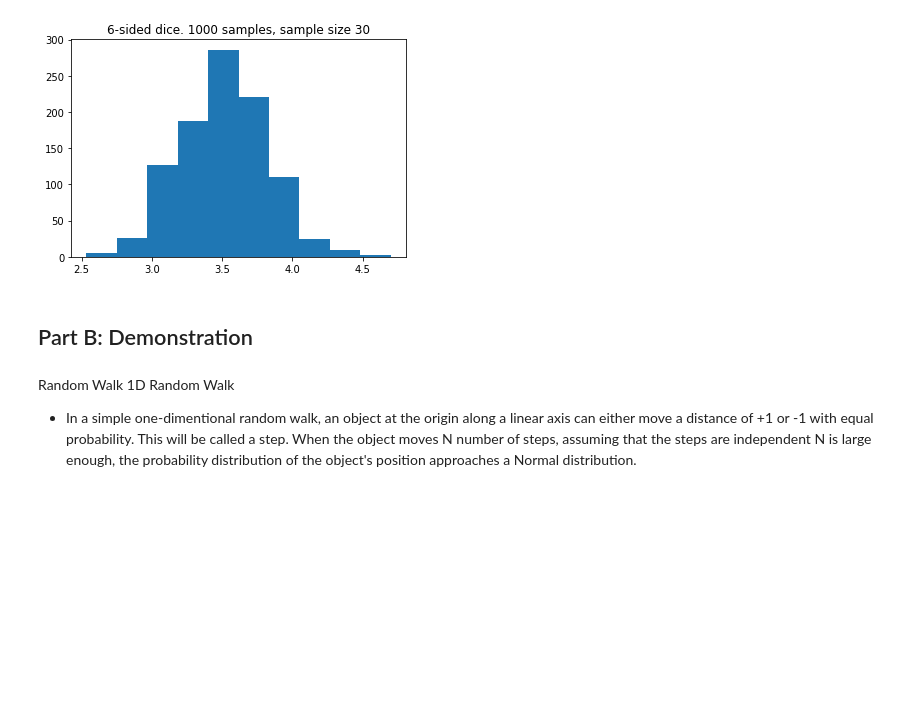
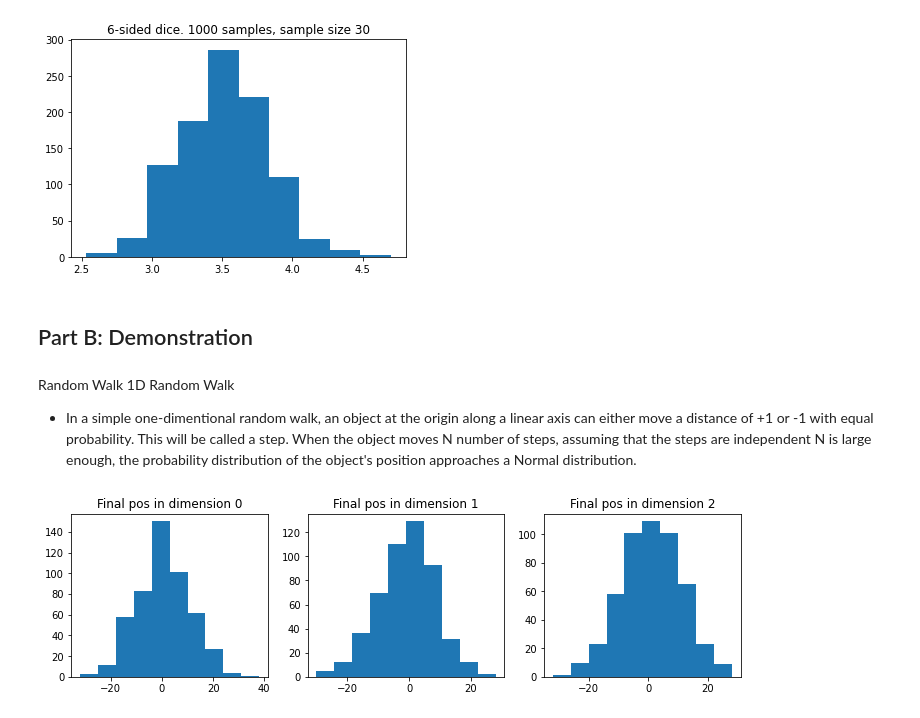
Before and after one commit to kubrian/central-weiner-theorem, a Jupyter notebook: Central Weiner Theorem.ipynb, the cells around one changed output. Saved outputs shown, nothing was run; the diff lists cells and outputs as text; code cells hidden in the pictures; blank space fills up the shorter version.

Commit message:
Added N dimension random walk

```diff
--- a/Central Weiner Theorem.ipynb
+++ b/Central Weiner Theorem.ipynb
@@ -175,3 +175,39 @@ plot_N_sided_dice()
 Random Walk
 1D Random Walk
 * In a simple one-dimentional random walk, an object at the origin along a linear axis can either move a distance of +1 or -1 with equal probability. This will be called a step. When the object moves N number of steps, assuming that the steps are independent N is large enough, the probability distribution of the object's position approaches a Normal distribution.
+# %%
+def next_pos(prev_pos):
+    return prev_pos + np.random.choice([-1, 1])
+
+
+def random_walk_1D(steps=100):
+    pos_list = [0]
+    for _ in range(steps):
+        pos_list.append(next_pos(pos_list[-1]))
+    return np.array(pos_list)
+
+
+def random_walk_ND(steps=100, n=2):
+    # ND walk = N*1D walk -- independence across dimensions
+    # Access via arr[dim][time]
+    return np.array([random_walk_1D(steps) for _ in range(n)])
+
+
+def ND_walk_displacement(steps=100, n=2, samples=1000):
+    # Take specified samples, for each of them, take the position at last step of each dimension
+    # Access via arr[sample,dim]
+    return np.array([random_walk_ND(steps, n)[:, -1] for _ in range(samples)])
+
+
+# Data
+n = 3
+ND_walk_pos = ND_walk_displacement(n=n, samples=500)
+
+# Plot ND distribution
+fig, ax = plt.subplots(ncols=n, figsize=(4*n, 3))
+for i in range(n):
+    ax[i].hist(ND_walk_pos[:, i])
+    ax[i].set_title(f'Final pos in dimension {i}')
+plt.show()
+# %% [output]
+[figure, added]
```
